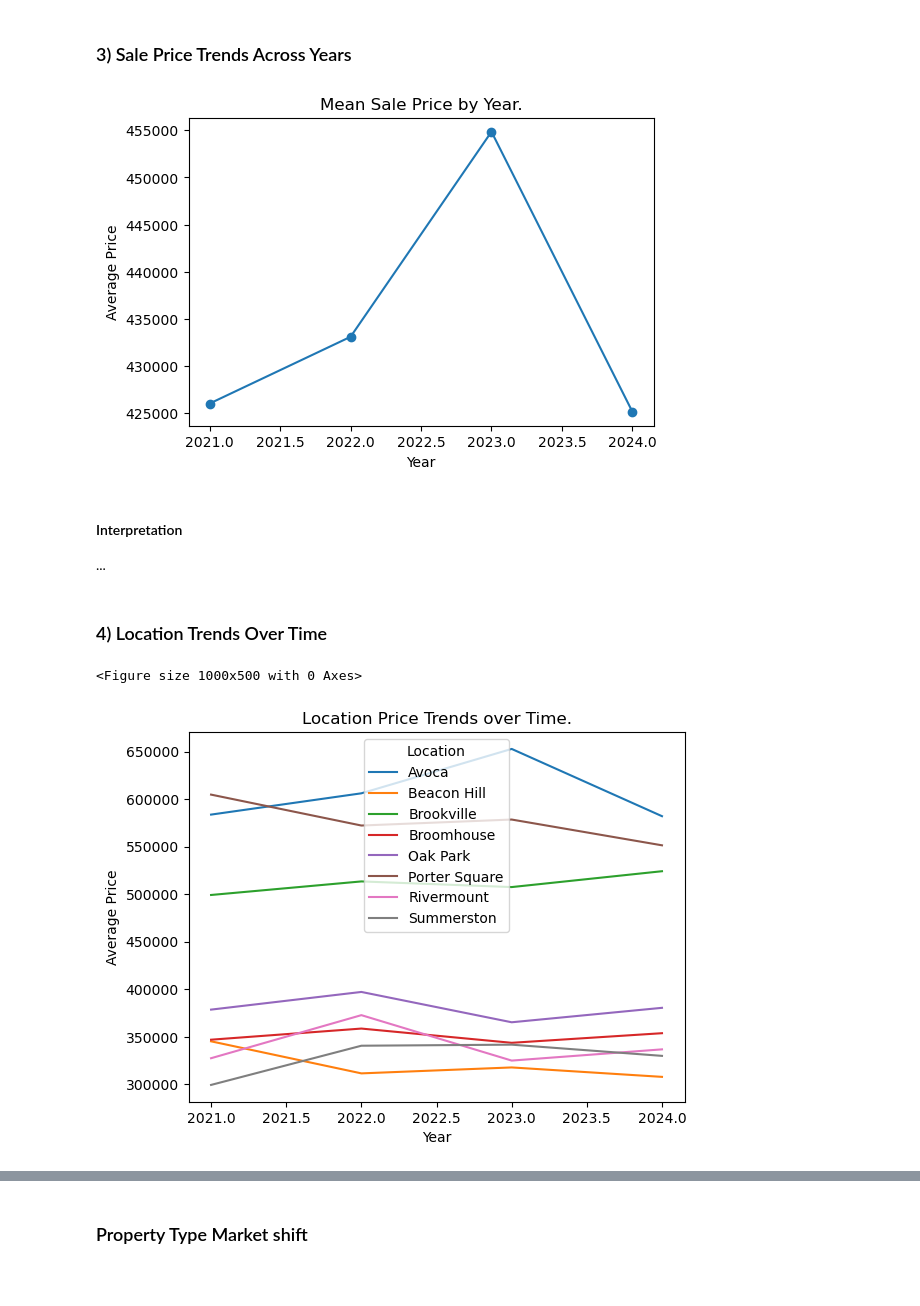
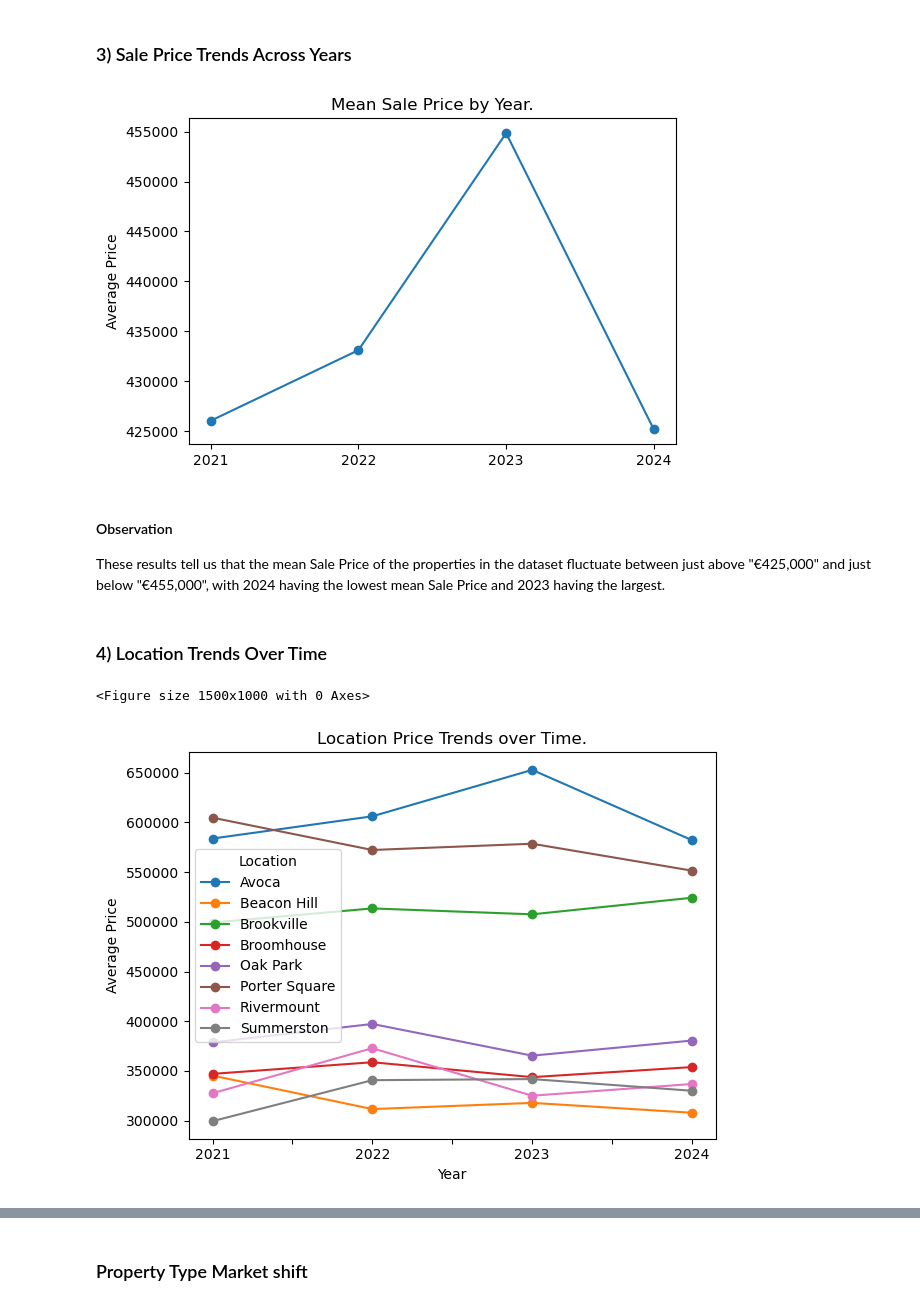
Before and after one commit to frederick2003/Property-Sales-Data-Analysis, a Jupyter notebook: Analysis.ipynb, the cells around one changed output, grey strips where cells are left out. Drawn from its saved outputs; the diff is of its cells as text; code cells hidden in the pictures; blank space fills up the shorter version.

```diff
--- a/Analysis.ipynb
+++ b/Analysis.ipynb
@@ -322,28 +322,40 @@ Name: count, dtype: int64
 # %% [markdown]
 ###  3) Sale Price Trends Across Years
 # %%
+yearly_average = master_df.groupby("Year")["Sale Price"].mean()
 plt.figure(figsize=(6,4))
-master_df.groupby("Year")["Sale Price"].mean().plot(marker="o")
+plt.plot(yearly_average.index.astype(str), yearly_average.values, marker="o")
+plt.xticks(rotation=0)
 plt.title("Mean Sale Price by Year.")
 plt.ylabel("Average Price")
+plt.tight_layout()
 plt.show()
 # %% [output]
-[figure, old version]
+[figure, new version]
 # %% [markdown]
-#### Interpretation
+#### Observation
 
-...
+These results tell us that the mean Sale Price of the properties in the dataset fluctuate between just above "€425,000" and just below "€455,000", with 2024 having the lowest mean Sale Price and 2023 having the largest.
 # %% [markdown]
 ### 4) Location Trends Over Time
 # %%
-plt.figure(figsize=(10,5))
-master_df.groupby(["Year", "Location"])["Sale Price"].mean().unstack().plot()
+plt.figure(figsize=(15,10))
+
+# Group and shape
+location_price_over_time = master_df.groupby(["Year", "Location"])["Sale Price"].mean().unstack()
+
+# Convert the numeric year values to string to add as the x-axis labels
+location_price_over_time.index = location_price_over_time.index.astype(str)
+
+# Plot the graph
+location_price_over_time.plot(marker="o")
 plt.title("Location Price Trends over Time.")
 plt.ylabel("Average Price")
+plt.tight_layout()
 plt.show()
 # %% [output]
-<Figure size 1000x500 with 0 Axes>
+<Figure size 1500x1000 with 0 Axes>
-[figure, old version]
+[figure, new version]
 # %% [markdown]
 ####  Observation
 
```
Also changed, not shown: parts of 18 cells of this notebook.
